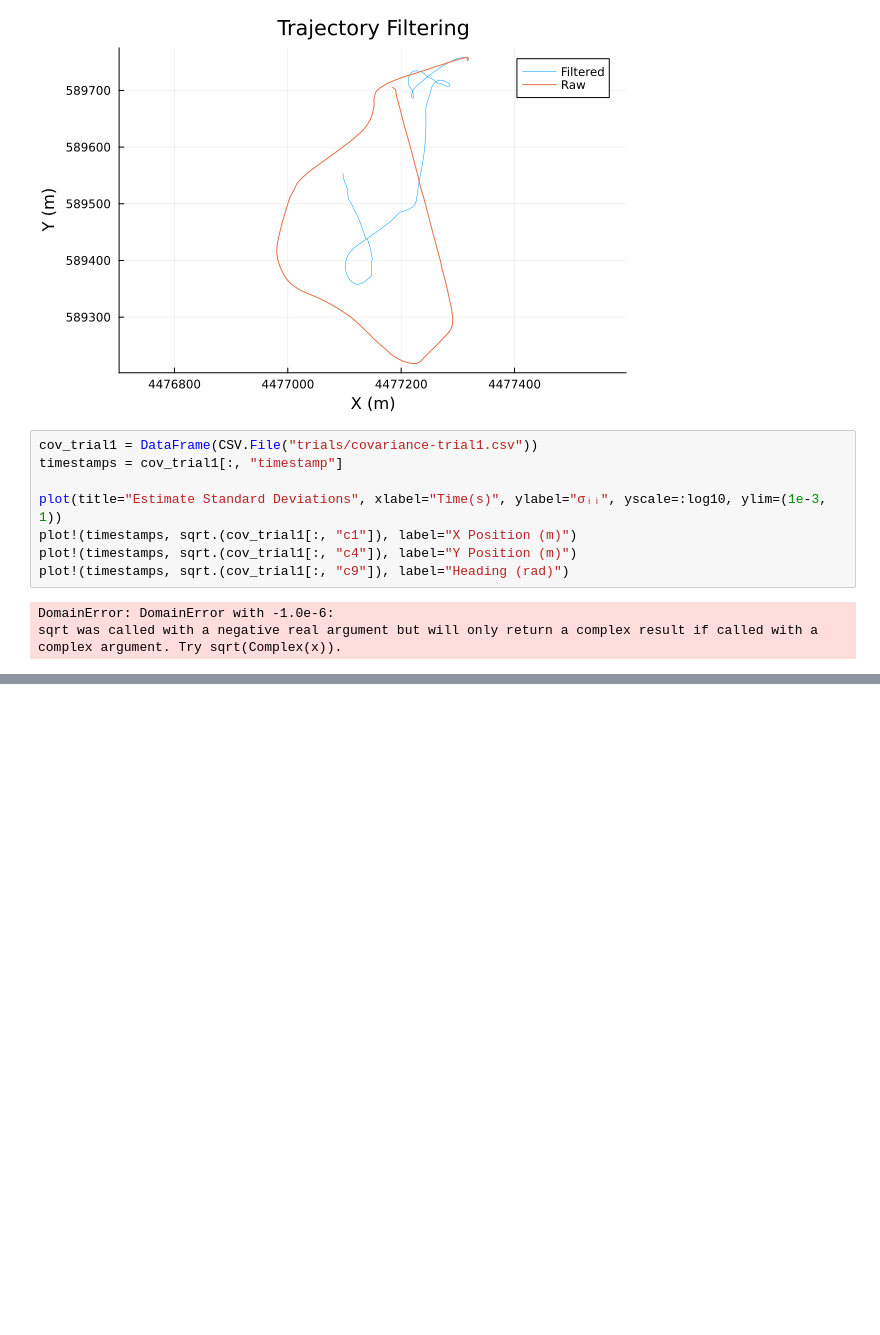
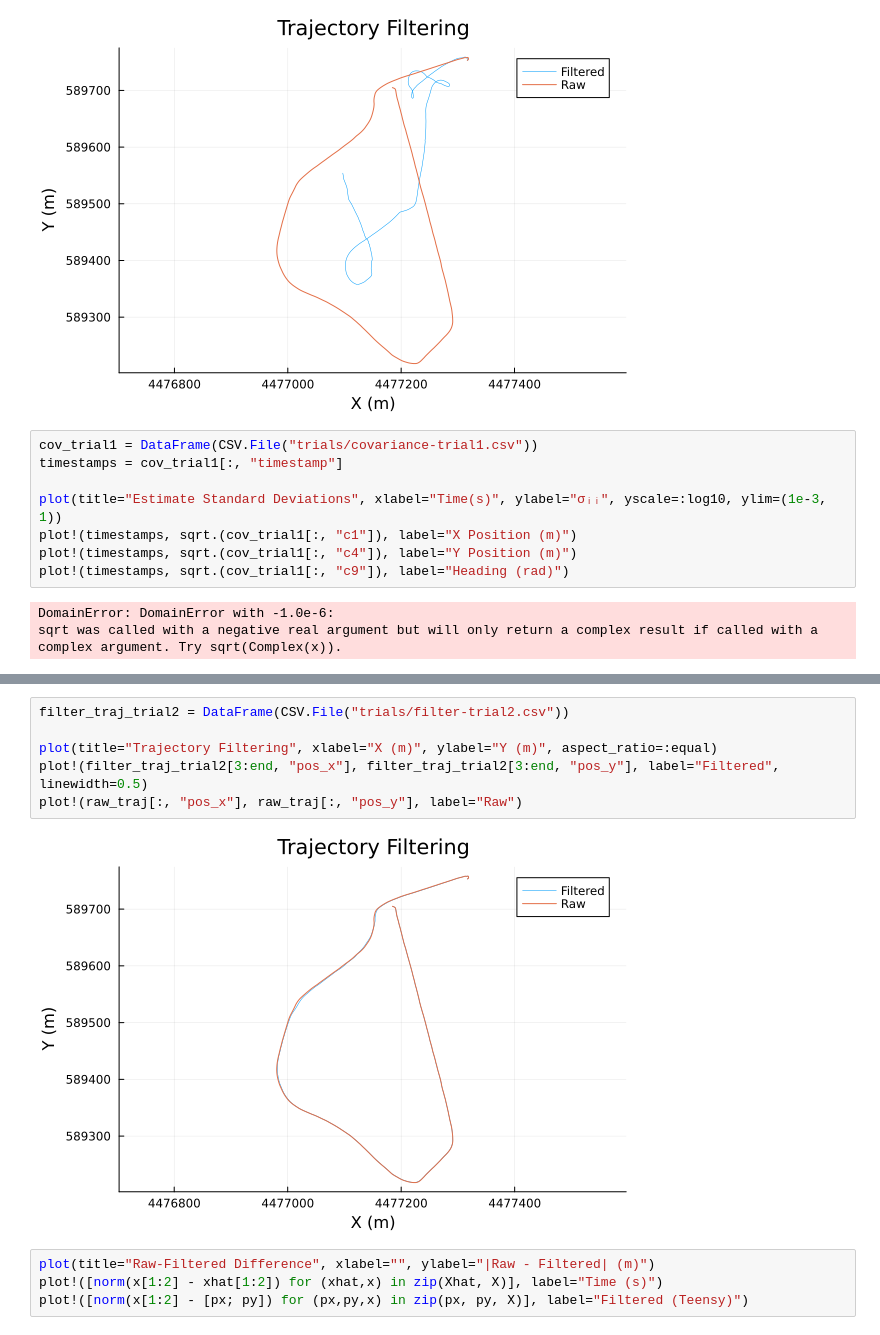
Before and after one commit to thetaspirit/ukf-sandbox, a Jupyter notebook: tuning.ipynb, the cells around one changed output, grey strips where cells are left out. Saved outputs shown, nothing was run; the diff lists cells and outputs as text; blank space fills up the shorter version.

Commit message:
ran trial 2, data looks much better

```diff
--- a/tuning.ipynb
+++ b/tuning.ipynb
@@ -58,0 +73,12 @@ sqrt was called with a negative real argument but will only return a complex res
+# %%
+filter_traj_trial2 = DataFrame(CSV.File("trials/filter-trial2.csv"))
+
+plot(title="Trajectory Filtering", xlabel="X (m)", ylabel="Y (m)", aspect_ratio=:equal)
+plot!(filter_traj_trial2[3:end, "pos_x"], filter_traj_trial2[3:end, "pos_y"], label="Filtered", linewidth=0.5)
+plot!(raw_traj[:, "pos_x"], raw_traj[:, "pos_y"], label="Raw")
+# %% [output]
+[figure, added]
+# %%
+plot(title="Raw-Filtered Difference", xlabel="", ylabel="|Raw - Filtered| (m)")
+plot!([norm(x[1:2] - xhat[1:2]) for (xhat,x) in zip(Xhat, X)], label="Time (s)")
+plot!([norm(x[1:2] - [px; py]) for (px,py,x) in zip(px, py, X)], label="Filtered (Teensy)")
```
Also changed, not shown: parts of 5 cells of this notebook, 2 other files.
